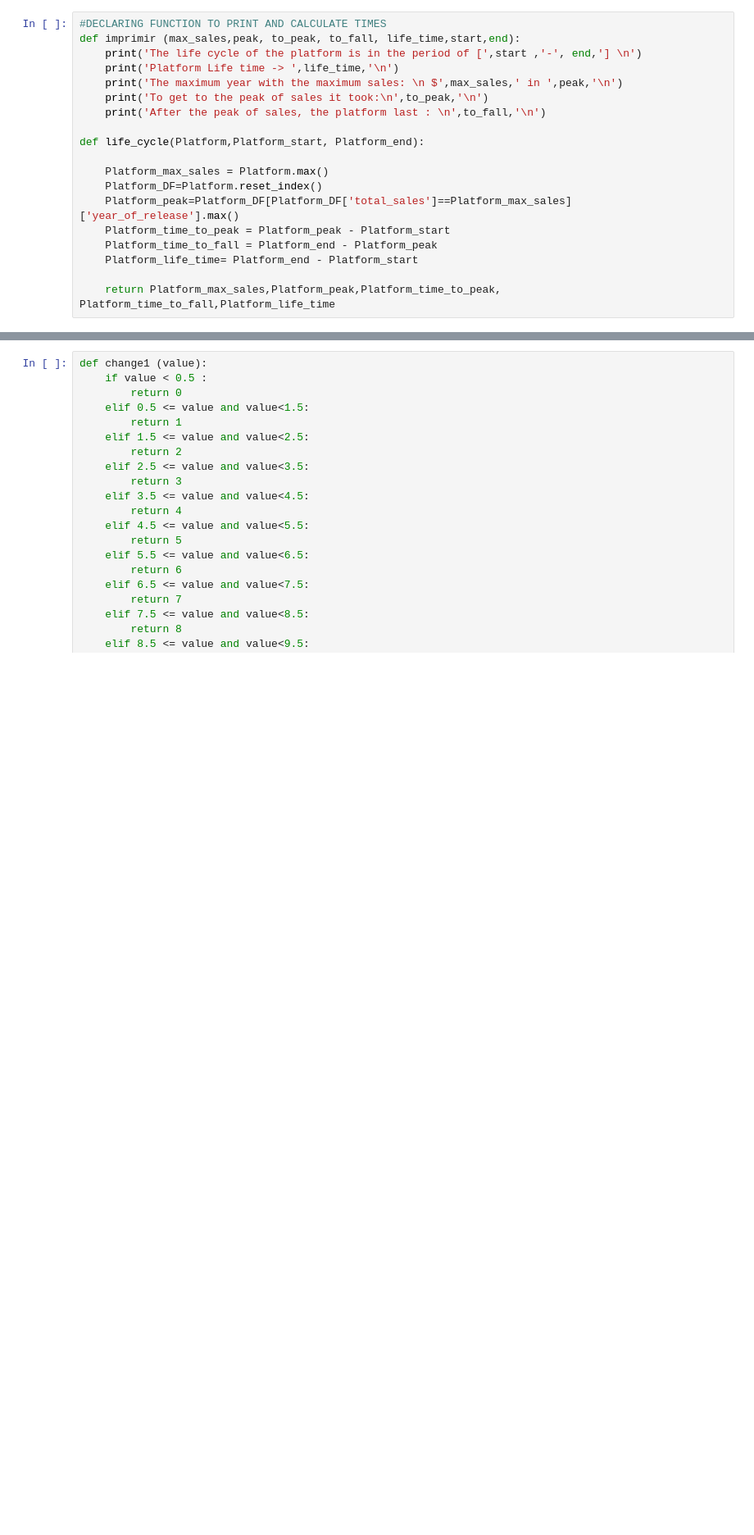
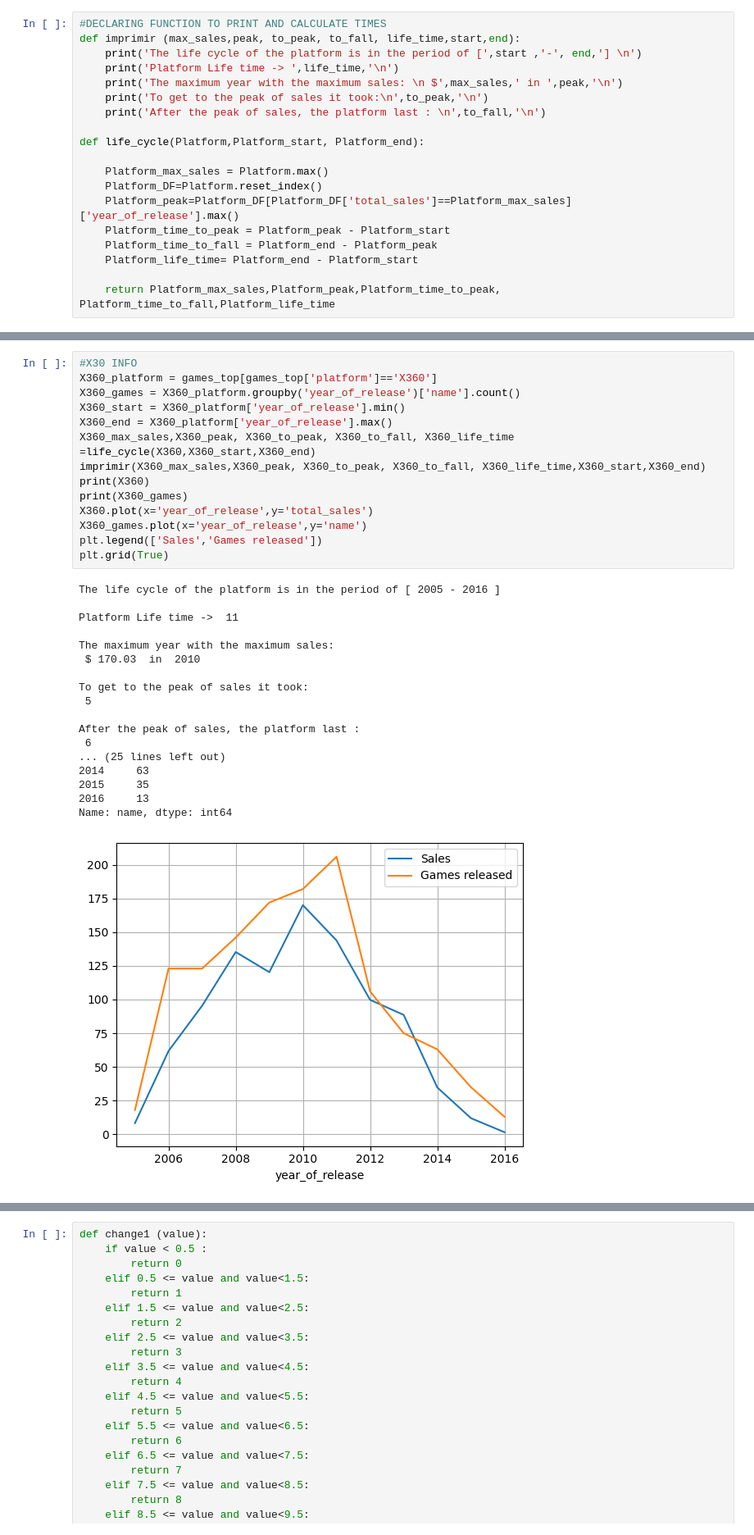
Before and after one commit to JimenaMaSuMu/VideoGameProject, a Jupyter notebook: code.ipynb, the cells around one changed output, grey strips where cells are left out. Shown: that part at 82% size. Cells and saved outputs as stored; diff of their text form; blank space fills up the shorter version.

```diff
--- a/code.ipynb
+++ b/code.ipynb
@@ -508,0 +320,33 @@ Mira cómo las reseñas de usuarios y profesionales afectan las ventas de una pl
+# %%
+#X30 INFO
+X360_platform = games_top[games_top['platform']=='X360']
+X360_games = X360_platform.groupby('year_of_release')['name'].count()
+X360_start = X360_platform['year_of_release'].min()
+X360_end = X360_platform['year_of_release'].max()
+X360_max_sales,X360_peak, X360_to_peak, X360_to_fall, X360_life_time =life_cycle(X360,X360_start,X360_end)
+imprimir(X360_max_sales,X360_peak, X360_to_peak, X360_to_fall, X360_life_time,X360_start,X360_end)
+print(X360)
+print(X360_games)
+X360.plot(x='year_of_release',y='total_sales')
+X360_games.plot(x='year_of_release',y='name')
+plt.legend(['Sales','Games released'])
+plt.grid(True)
+# %% [output]
+The life cycle of the platform is in the period of [ 2005 - 2016 ]
+
+Platform Life time ->  11
+
+The maximum year with the maximum sales:
+ $ 170.03  in  2010
+
+To get to the peak of sales it took:
+ 5
+
+After the peak of sales, the platform last :
+ 6
+... (25 lines left out)
+2014     63
+2015     35
+2016     13
+Name: name, dtype: int64
+[figure, added]
```
Also changed, not shown: parts of 52 cells of this notebook.
